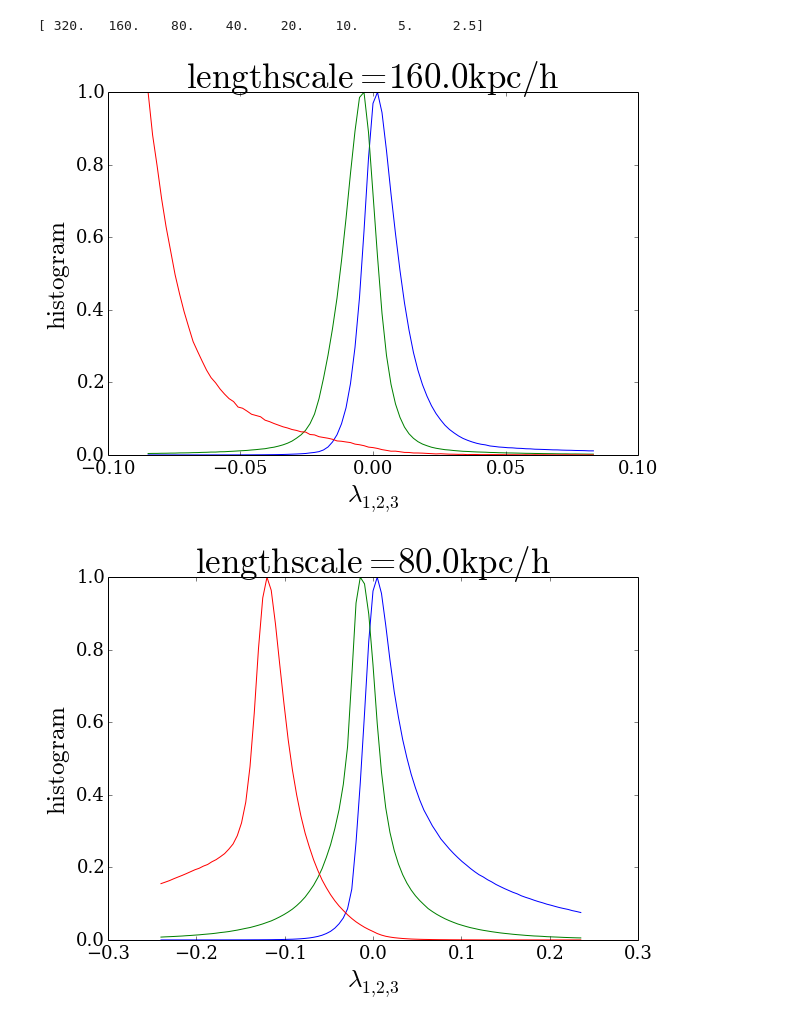
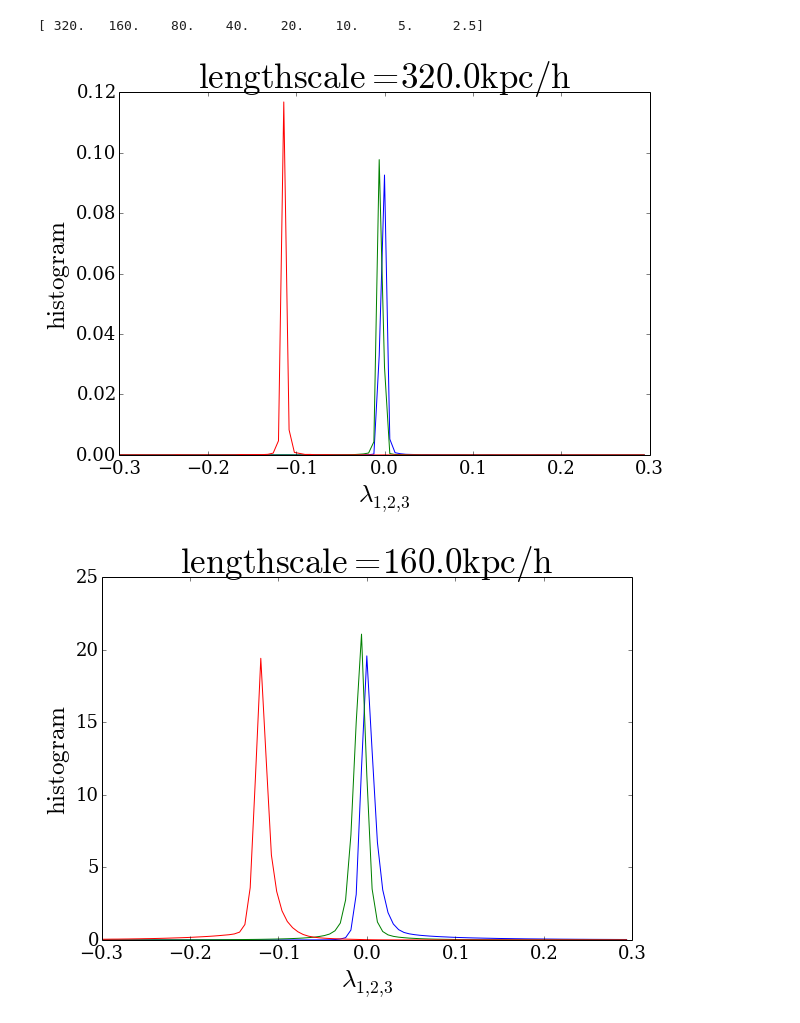
Before and after one commit to forero/ArepoWeb, a Jupyter notebook: src/StatsCosmicWeb.ipynb, the cells around one changed output. Cells and saved outputs as stored; diff of their text form; code cells hidden in the pictures.

Commit message:
updated histogram plots, new data range

```diff
--- a/src/StatsCosmicWeb.ipynb
+++ b/src/StatsCosmicWeb.ipynb
@@ -28,7 +30,7 @@ def load_histo(path, filaname):
     data = loadtxt(path+filename)
     data_range = data[:,0]
     data_histo = data[:,1]
-    return data_range, data_histo/max(data_histo)
+    return data_range, data_histo/1E5
 # %%
 powers = linspace(0,7,8)
 
@@ -76,8 +78,8 @@ def plot_lambdas(full_lambda_range, full_data, i_range):
     if(min_len[i_range]<6.0):
         ax.set_xlim([-10.0,10.0])
 # %%
-for i in range(1, n_range):
+for i in range(0, n_range):
     plot_lambdas(full_lambda_range, full_data, i)
 # %% [output]
-[figure, old version]
+[figure, new version]
-[figure, old version]
+[figure, new version]
```
Also changed, not shown: parts of 2 cells of this notebook.
